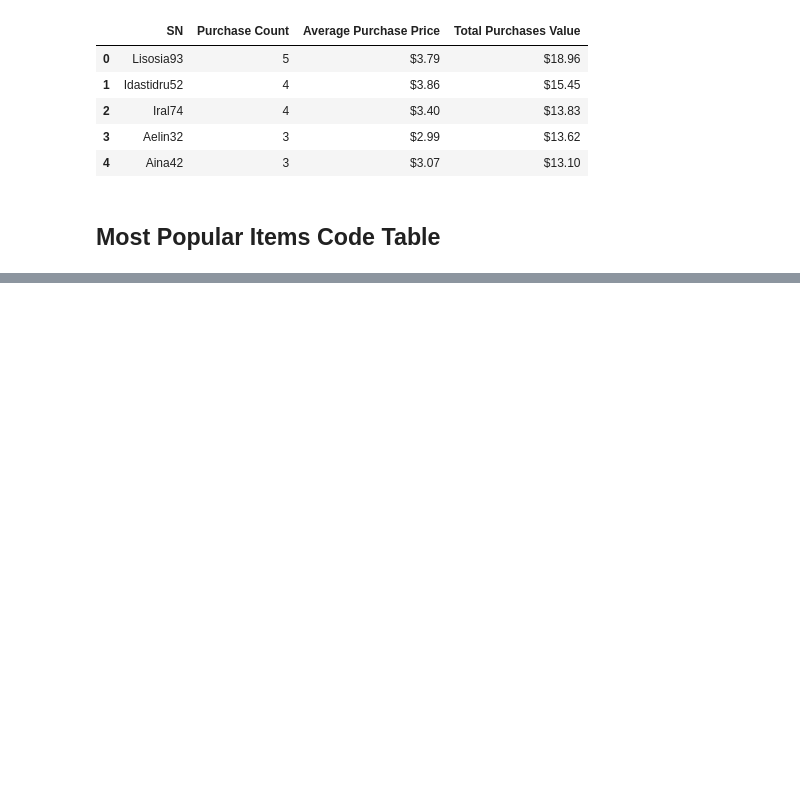
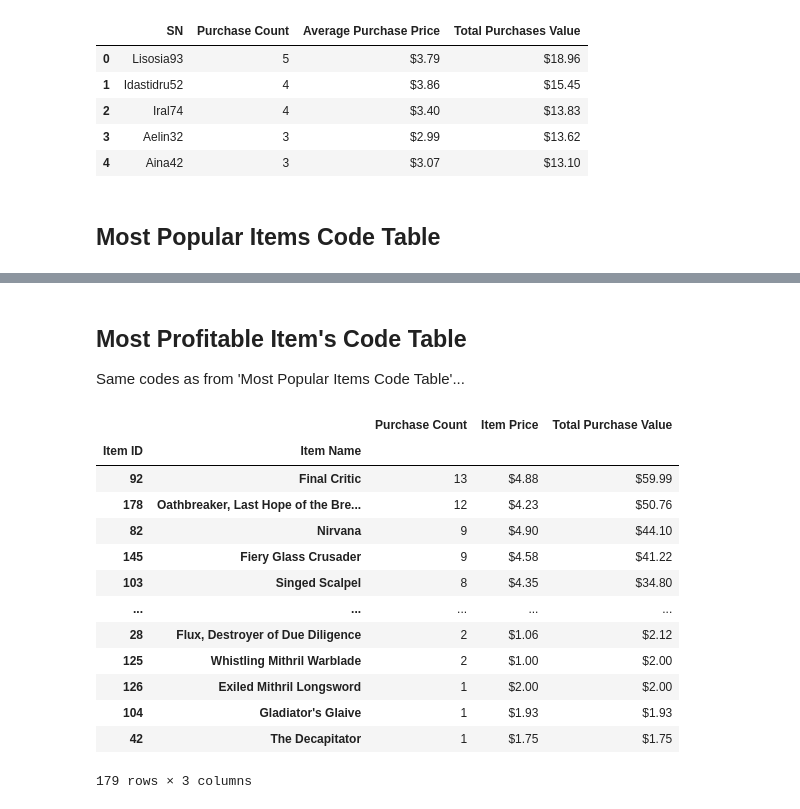
Before and after one commit to samuelroiz/DA_Heroes_Of_Pymoli, a Jupyter notebook: Code/Data_H_o_F.ipynb, the cells around one changed output, grey strips where cells are left out. Drawn from its saved outputs; the diff is of its cells as text; code cells hidden in the pictures; blank space fills up the shorter version.

```diff
--- a/Code/Data_H_o_F.ipynb
+++ b/Code/Data_H_o_F.ipynb
@@ -592 +595,50 @@ most_popular_items.set_index(['Item ID', 'Item Name'])
 179 rows × 3 columns
+# %% [markdown]
+## Most Profitable Item's Code Table
+Same codes as from 'Most Popular Items Code Table'...
+# %%
+item_id_name = purchase_data_df
+
+# Add Column to 'item_id_name' since we need two 'Prices'... one for keeping its column and the other is for sum
+# Also... cannot have two same names... 'Price' and 'Price' cannot work together in '.agg' formula
+item_id_name.loc[:, "Item Price"] = purchase_data_df["Price"]
+
+
+# From above... that is what we want, but we can do that in the .agg formula where we acn do all of it once!
+# EXAMPLE... df.groupby(['name'], as_index=False).agg({'value1': 'sum', 'value2': 'sum', 'otherstuff1': 'first', 'otherstuff2': 'first'})
+#                                                                  'SN' is counting how many times its item pops up in the data
+#                                                                                 'Price' is keeping its column from data frame
+#                                                                                                 'Price' is adding its same items to see the total amount of purchases from customers
+most_popular_items = item_id_name.groupby(['Item ID','Item Name'], as_index=False).agg({'SN': 'count','Item Price': 'first', 'Price': 'sum'})
+most_popular_items
+
+#  Convert 'Purchase ID' into 'Total Count'
+most_popular_items = most_popular_items.rename(columns={"SN": "Purchase Count"})
+most_popular_items = most_popular_items.rename(columns={"Price": "Total Purchase Value"})
+most_popular_items
+
+# Sort its table show greatest to least of its 'Item price'
+most_popular_items = most_popular_items.sort_values(["Total Purchase Value"], ascending=False)
+most_popular_items
+
+#TO ROUND VALUES UP AND ADD '$'
+most_popular_items["Item Price"] = most_popular_items["Item Price"].astype(float).map("${:,.2f}".format)
+most_popular_items["Total Purchase Value"] = most_popular_items["Total Purchase Value"].astype(float).map("${:,.2f}".format)
+
+# Set the 'Item ID' and 'Item Name" as the index
+most_popular_items.set_index(['Item ID', 'Item Name'])
+# %% [output]
+|  |  | Purchase Count | Item Price | Total Purchase Value |
+| Item ID | Item Name |  |  |  |
+| 92 | Final Critic | 13 | $4.88 | $59.99 |
+| 178 | Oathbreaker, Last Hope of the Bre... | 12 | $4.23 | $50.76 |
+| 82 | Nirvana | 9 | $4.90 | $44.10 |
+| 145 | Fiery Glass Crusader | 9 | $4.58 | $41.22 |
+| 103 | Singed Scalpel | 8 | $4.35 | $34.80 |
+| ... | ... | ... | ... | ... |
+| 28 | Flux, Destroyer of Due Diligence | 2 | $1.06 | $2.12 |
+| 125 | Whistling Mithril Warblade | 2 | $1.00 | $2.00 |
+| 126 | Exiled Mithril Longsword | 1 | $2.00 | $2.00 |
+| 104 | Gladiator's Glaive | 1 | $1.93 | $1.93 |
+| 42 | The Decapitator | 1 | $1.75 | $1.75 |
+179 rows × 3 columns
```
Also changed, not shown: parts of 2 cells of this notebook.
